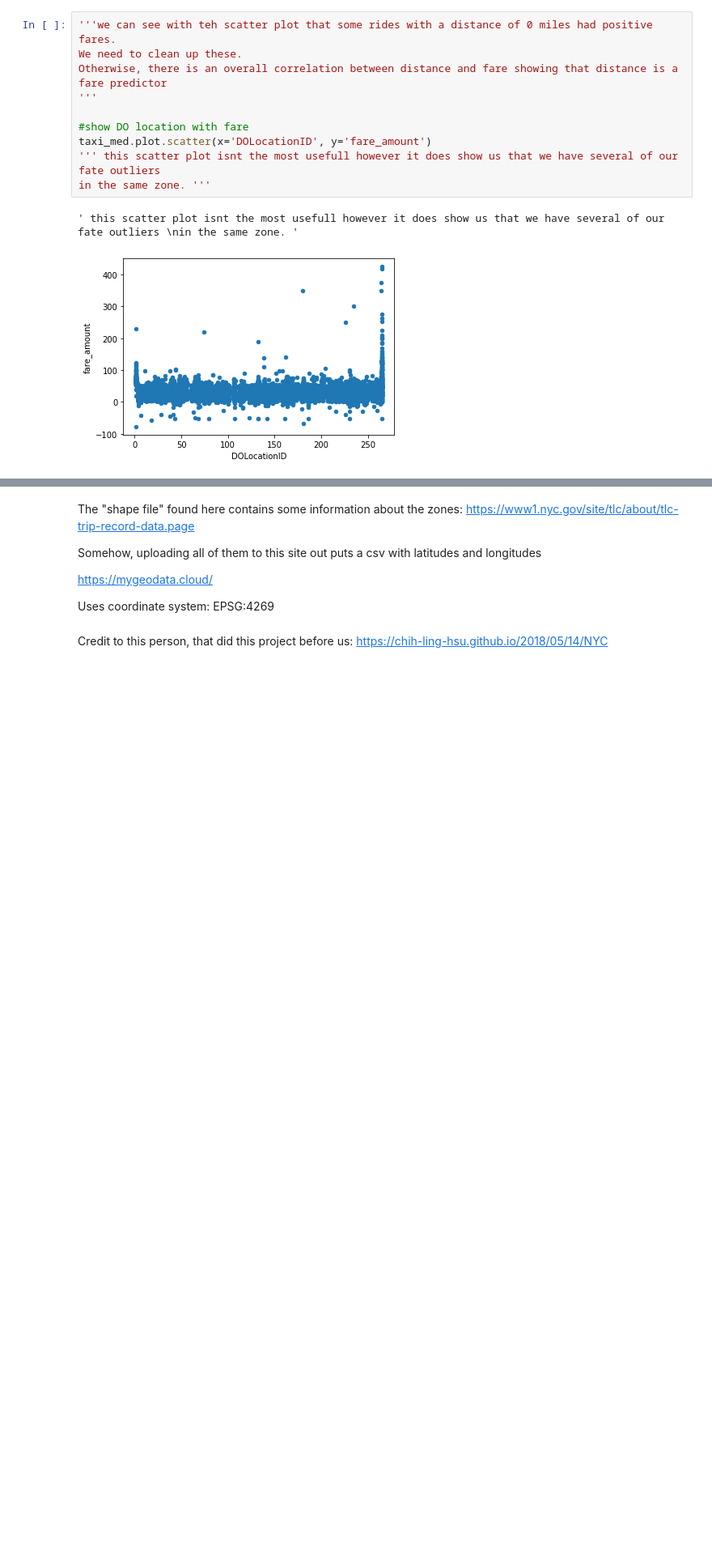
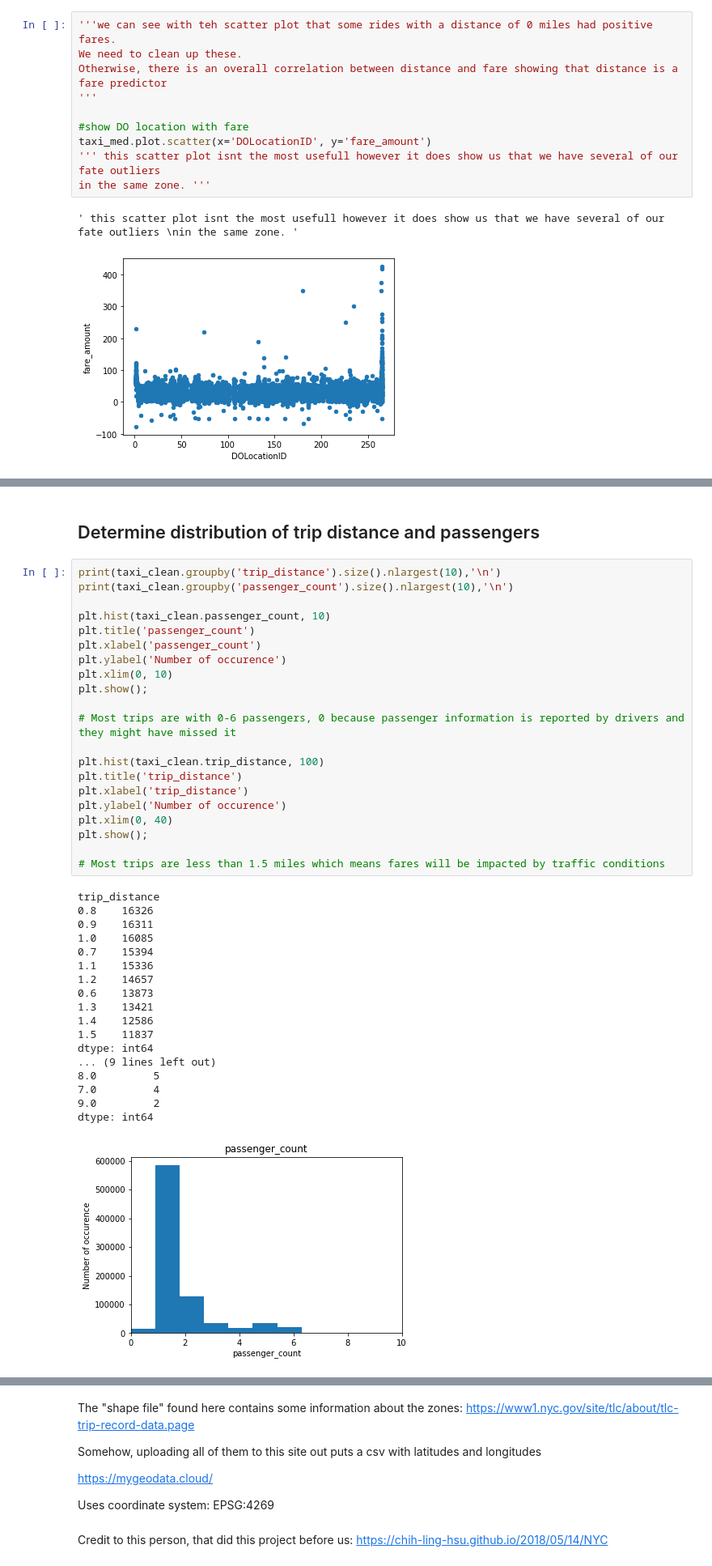
Before and after one commit to JacobHelwig/Fare-Prediction, a Jupyter notebook: Taxi Exploration.ipynb, the cells around one changed output, grey strips where cells are left out. Shown: that part at 81% size. Saved outputs shown, nothing was run; the diff lists cells and outputs as text; blank space fills up the shorter version.

```diff
--- a/Taxi Exploration.ipynb
+++ b/Taxi Exploration.ipynb
@@ -226,0 +294,42 @@ in the same zone. '''
+# %% [markdown]
+## Determine distribution of trip distance and passengers
+# %%
+print(taxi_clean.groupby('trip_distance').size().nlargest(10),'\n')
+print(taxi_clean.groupby('passenger_count').size().nlargest(10),'\n')
+
+plt.hist(taxi_clean.passenger_count, 10)
+plt.title('passenger_count')
+plt.xlabel('passenger_count')
+plt.ylabel('Number of occurence')
+plt.xlim(0, 10)
+plt.show();
+
+# Most trips are with 0-6 passengers, 0 because passenger information is reported by drivers and they might have missed it
+
+plt.hist(taxi_clean.trip_distance, 100)
+plt.title('trip_distance')
+plt.xlabel('trip_distance')
+plt.ylabel('Number of occurence')
+plt.xlim(0, 40)
+plt.show();
+
+# Most trips are less than 1.5 miles which means fares will be impacted by traffic conditions
+# %% [output]
+trip_distance
+0.8    16326
+0.9    16311
+1.0    16085
+0.7    15394
+1.1    15336
+1.2    14657
+0.6    13873
+1.3    13421
+1.4    12586
+1.5    11837
+dtype: int64
+... (9 lines left out)
+8.0         5
+7.0         4
+9.0         2
+dtype: int64
+[figure, added]
```
Also changed, not shown: parts of 21 cells of this notebook.
